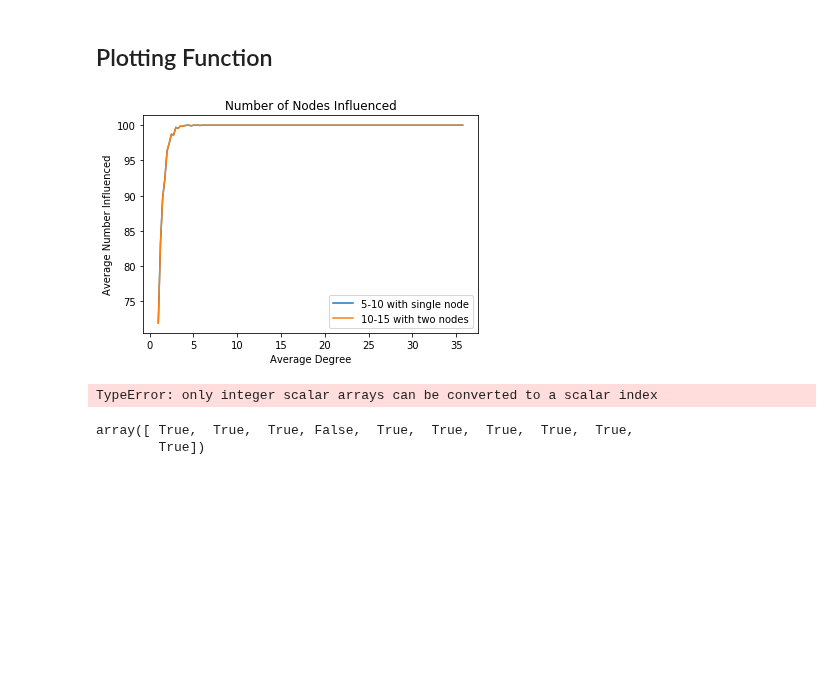
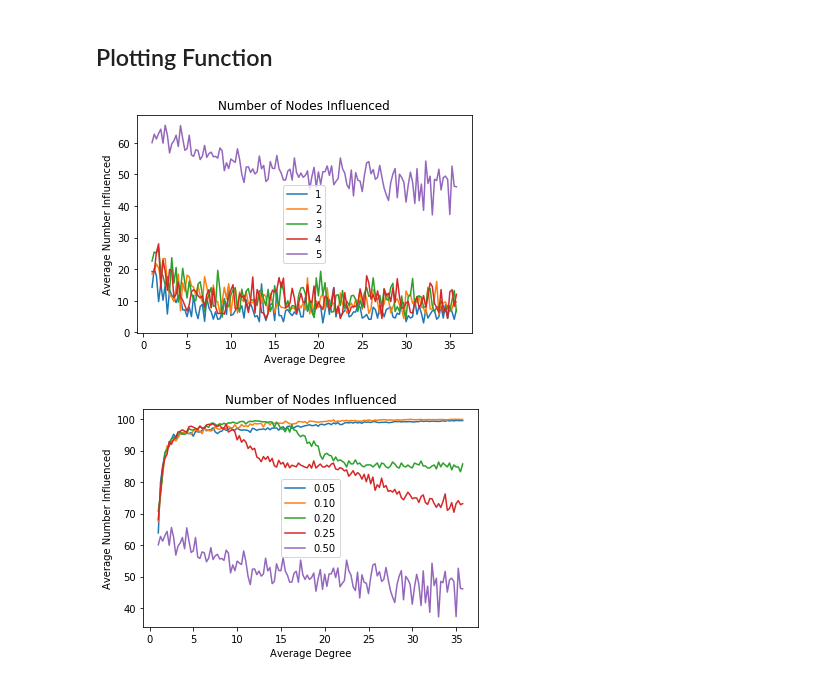
Before and after one commit to MiLinny/Influentials, a Jupyter notebook: Code/PC_Viewer.ipynb, the cells around one changed output. Cells and saved outputs as stored; diff of their text form; code cells hidden in the pictures; blank space fills up the shorter version.

```diff
--- a/Code/PC_Viewer.ipynb
+++ b/Code/PC_Viewer.ipynb
@@ -177,18 +152,3 @@ def plotter(phi, percentile1, percentile2, names, t = "percent"):
         x2 = "S2_" + percentile2
         x2 = eval(x2)
         plotter_number(x1, x2, names)
-# %%
-plotter(phi = 0.10, percentile1 = "20", percentile2 = "20", t = "number", names = ["5-10 with single node","10-15 with two nodes"])
-# %% [output]
-[figure, removed]
-# %%
-a = np.array([2,4,5]    # a = array([9, 8, 7, 6, 5, 4, 3, 2, 1, 0])
-b = a[np.arange(len(a))!=3].tolist()
-b
-# %% [output]
-TypeError: only integer scalar arrays can be converted to a scalar index
-# %%
-np.arange(len(a)) != 3
-# %% [output]
-array([ True,  True,  True, False,  True,  True,  True,  True,  True,
-        True])
@@ -194,0 +200,31 @@ array([ True,  True,  True, False,  True,  True,  True,  True,  True,
+# %%
+def plot_all_size(phi,percentile):
+    plotty_plot(phi, percentile,1,"number")
+    plotty_plot(phi, percentile,2,"number")
+    plotty_plot(phi, percentile,3,"number")
+    plotty_plot(phi, percentile,4,"number")
+    plotty_plot(phi, percentile,5,"number")
+    plt.legend(["1", "2", "3", "4", "5"])
+def plot_all_phi(percentile, size):
+    plotty_plot(0.05, percentile,size,"number")
+    plotty_plot(0.10, percentile,size,"number")
+    plotty_plot(0.20, percentile,size,"number")
+    plotty_plot(0.25, percentile,size,"number")
+    plotty_plot(0.50, percentile,size,"number")
+    plt.legend(["0.05", "0.10", "0.20", "0.25", "0.50"])
+def plot_all_percentile(phi,size):
+    plotty_plot(phi, "05",size,"number")
+    plotty_plot(phi, "10",size,"number")
+    plotty_plot(phi, "15",size,"number")
+    plotty_plot(phi, "20",size,"number")
+    plotty_plot(phi, "n",size,"number")
+    plotty_plot(phi, "95",size,"number")
+    plt.legend(["0-5", "5-10", "10-15", "15-20", "Normal", "95-100"])
+# %%
+plot_all_size(0.50,"05")
+# %% [output]
+[figure, added]
+# %%
+plot_all_phi("05", 5)
+# %% [output]
+[figure, added]
```
Also changed, not shown: parts of 7 cells of this notebook, 1 other file.
